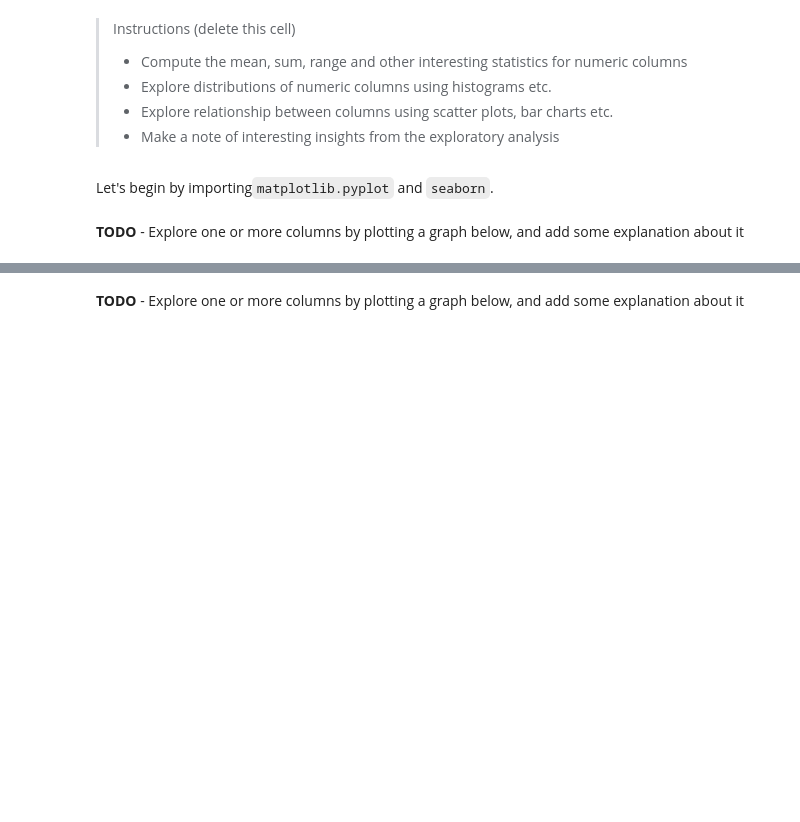
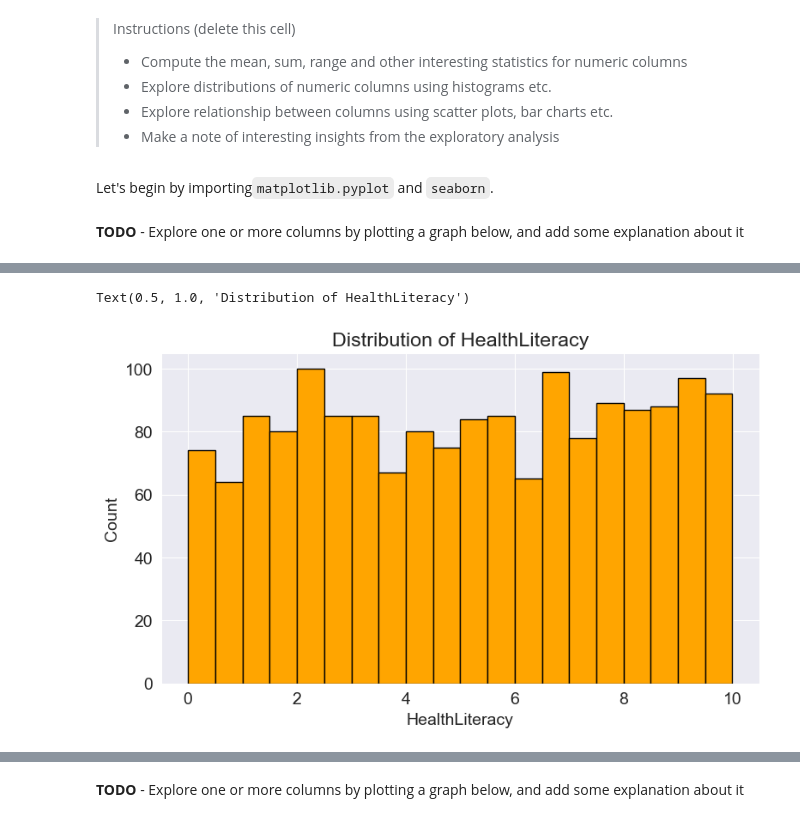
Before and after one commit to UzairHussain193/75-Days-Data-Science-Challenge, a Jupyter notebook: Day 28-29 - EDA Project/zerotopandas-course-project.ipynb, the cells around one changed output, grey strips where cells are left out. Drawn from its saved outputs; the diff is of its cells as text; code cells hidden in the pictures; blank space fills up the shorter version.

```diff
--- a/Day 28-29 - EDA Project/zerotopandas-course-project.ipynb
+++ b/Day 28-29 - EDA Project/zerotopandas-course-project.ipynb
@@ -285,0 +406,8 @@ matplotlib.rcParams['figure.facecolor'] = '#00000000'
+# %%
+plt.hist(df['HealthLiteracy'], bins=20, color='orange', edgecolor='black');
+plt.xlabel('HealthLiteracy')
+plt.ylabel('Count')
+plt.title('Distribution of HealthLiteracy')
+# %% [output]
+Text(0.5, 1.0, 'Distribution of HealthLiteracy')
+[figure, added]
```
Also changed, not shown: parts of 68 cells of this notebook, 20 other files.
